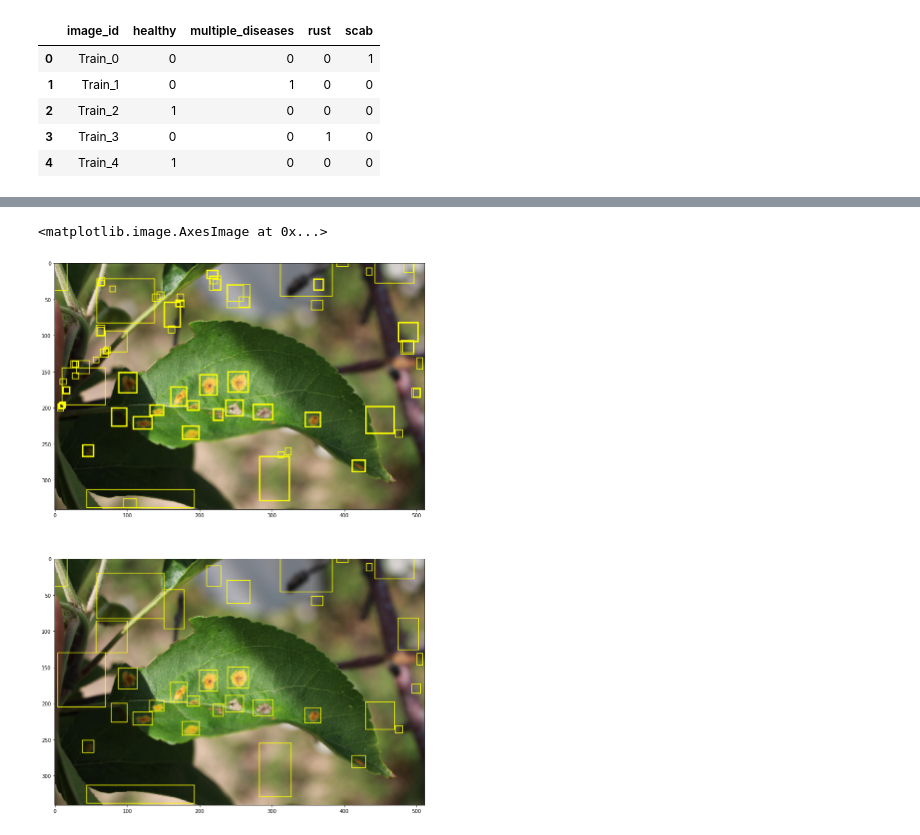
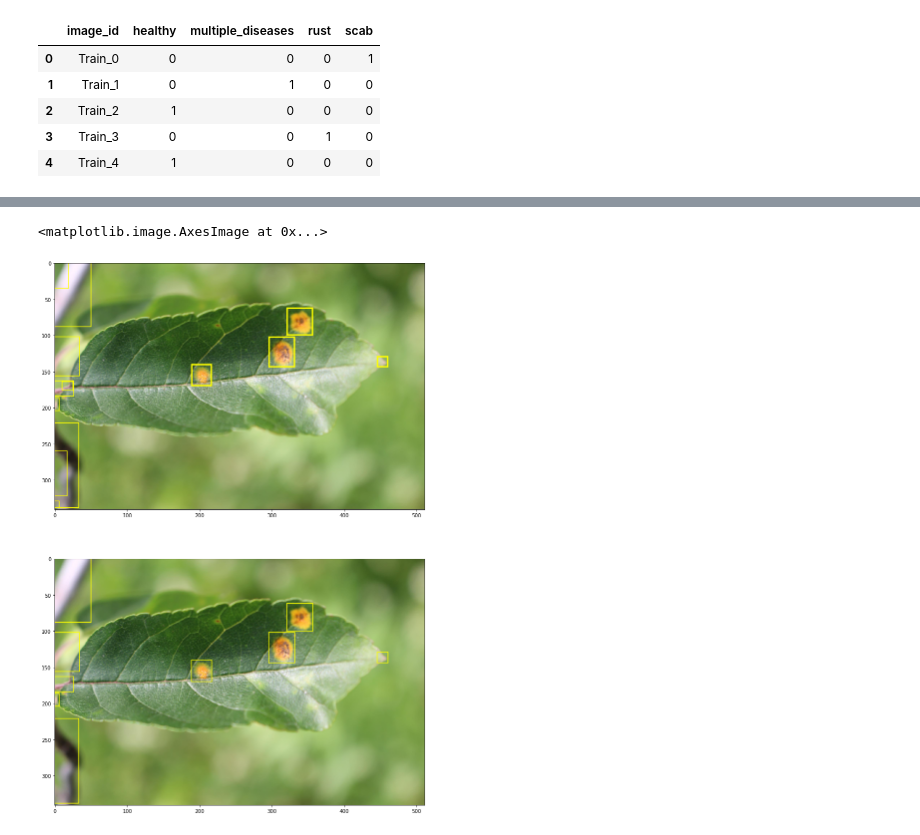
Before and after one commit to angrybayblade/rust-detection-in-tree-leaves, a Jupyter notebook: Rust Detection.ipynb, the cells around one changed output, grey strips where cells are left out. Cells and saved outputs as stored; diff of their text form; code cells hidden in the pictures.

```diff
--- a/Rust Detection.ipynb
+++ b/Rust Detection.ipynb
@@ -111,23 +111,21 @@ def get_boxes(img):
     boxes = [[xmin,ymin,xmax,ymax] for xmin,ymin,xmax,ymax in boxes if (xmax - xmin) * (ymax - ymin) < 5000]
     return boxes
 # %%
-
-
-img = images[10].copy()
+img = images[0].copy()
 img_ = img.copy()
 
 boxes = get_boxes(img)
 for xmin,ymin,xmax,ymax in boxes:
     img = cv2.rectangle(img,(xmin,ymin),(xmax,ymax),(255,255,0),1)
 
 
 boxes = suppress(boxes)
 for xmin,ymin,xmax,ymax in boxes:
     img_ = cv2.rectangle(img_,(xmin,ymin),(xmax,ymax),(255,255,0),1)
 
 fig,axes = plt.subplots(2,1,figsize=(14,20))
 axes[0].imshow(img)
 axes[1].imshow(img_)
 # %% [output]
 <matplotlib.image.AxesImage at 0x...>
-[figure, old version]
+[figure, new version]
```
Also changed, not shown: parts of 18 cells of this notebook, 4 other files.
